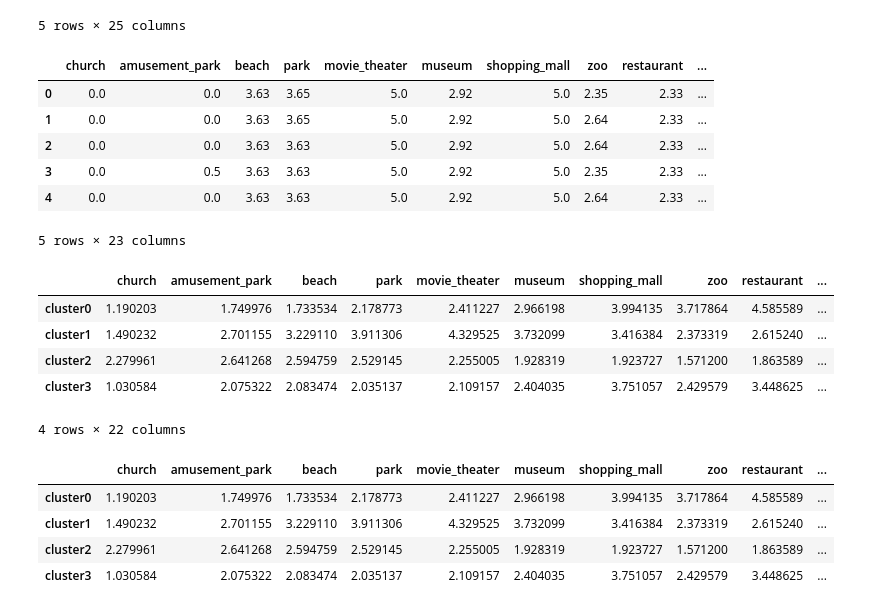
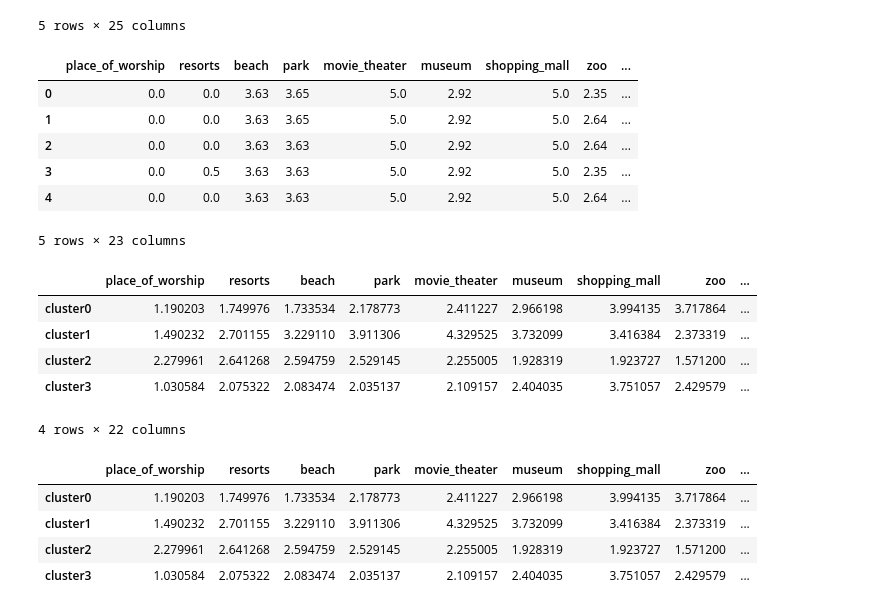
Before and after one commit to juanitacosmica/FinalProject_RoadTrippr, a Jupyter notebook: recommendation_engine/ClusterAvgValues.ipynb, the cells around one changed output. Saved outputs shown, nothing was run; the diff lists cells and outputs as text; code cells hidden in the pictures.

```diff
--- a/recommendation_engine/ClusterAvgValues.ipynb
+++ b/recommendation_engine/ClusterAvgValues.ipynb
@@ -24,42 +24,35 @@ cluster_ratings.head()
 # %%
 #Clean the data
 
 # Rename columns to appropriate place `type`
 
-cluster_ratings = cluster_ratings.rename({'churches': 'church',
-                                                 'resorts': 'amusement_park',
+cluster_ratings = cluster_ratings.rename({'churches': 'place_of_worship',
                                                  'beaches': 'beach',
                                                  'parks': 'park',
                                                  'theatres': 'movie_theater',
-                                                 'museums': 'museum',
-                                                 'malls': 'shopping_mall',
-                                                 'monuments': 'landmark',
                                                  'museums': 'museum',
                                                  'malls': 'shopping_mall',
                                                  'restaurants': 'restaurant',
                                                  'pubs-bars': 'bar',
                                                  'art-galleries': 'art_gallery',
                                                  'dance-clubs': 'night_club',
                                                  'gyms': 'gym',
                                                  'bakeries': 'bakery',
-                                                 'beauty-spas': 'spa',
-                                                 'cafes': 'cafe',
-                                                 'view-points': 'natural_feature',
-                                                 'monuments': 'landmark'
+                                                 'cafes': 'cafe'
                                                  }, axis=1)
 
 #Drop 5-cluster
 cluster_ratings = cluster_ratings.drop('user_id', axis=1)
 cluster_ratings = cluster_ratings.drop('Clusters5', axis=1)
 
 cluster_ratings.head(5)
 # %% [output]
-|  | church | amusement_park | beach | park | movie_theater | museum | shopping_mall | zoo | restaurant | ... |
-| 0 | 0.0 | 0.0 | 3.63 | 3.65 | 5.0 | 2.92 | 5.0 | 2.35 | 2.33 | ... |
-| 1 | 0.0 | 0.0 | 3.63 | 3.65 | 5.0 | 2.92 | 5.0 | 2.64 | 2.33 | ... |
-| 2 | 0.0 | 0.0 | 3.63 | 3.63 | 5.0 | 2.92 | 5.0 | 2.64 | 2.33 | ... |
-| 3 | 0.0 | 0.5 | 3.63 | 3.63 | 5.0 | 2.92 | 5.0 | 2.35 | 2.33 | ... |
-| 4 | 0.0 | 0.0 | 3.63 | 3.63 | 5.0 | 2.92 | 5.0 | 2.64 | 2.33 | ... |
+|  | place_of_worship | resorts | beach | park | movie_theater | museum | shopping_mall | zoo | ... |
+| 0 | 0.0 | 0.0 | 3.63 | 3.65 | 5.0 | 2.92 | 5.0 | 2.35 | ... |
+| 1 | 0.0 | 0.0 | 3.63 | 3.65 | 5.0 | 2.92 | 5.0 | 2.64 | ... |
+| 2 | 0.0 | 0.0 | 3.63 | 3.63 | 5.0 | 2.92 | 5.0 | 2.64 | ... |
+| 3 | 0.0 | 0.5 | 3.63 | 3.63 | 5.0 | 2.92 | 5.0 | 2.35 | ... |
+| 4 | 0.0 | 0.0 | 3.63 | 3.63 | 5.0 | 2.92 | 5.0 | 2.64 | ... |
 5 rows × 23 columns
 # %%
 # find the mean of ratings by cluster and combine
@@ -73,20 +66,20 @@ weight = weight.rename(index={0: "cluster0", 1: "cluster1", 2: "cluster2", 3:"cl
 weight = weight.drop(labels='Clusters4', axis=1)
 weight.head()
 # %% [output]
-|  | church | amusement_park | beach | park | movie_theater | museum | shopping_mall | zoo | restaurant | ... |
-| cluster0 | 1.190203 | 1.749976 | 1.733534 | 2.178773 | 2.411227 | 2.966198 | 3.994135 | 3.717864 | 4.585589 | ... |
-| cluster1 | 1.490232 | 2.701155 | 3.229110 | 3.911306 | 4.329525 | 3.732099 | 3.416384 | 2.373319 | 2.615240 | ... |
-| cluster2 | 2.279961 | 2.641268 | 2.594759 | 2.529145 | 2.255005 | 1.928319 | 1.923727 | 1.571200 | 1.863589 | ... |
-| cluster3 | 1.030584 | 2.075322 | 2.083474 | 2.035137 | 2.109157 | 2.404035 | 3.751057 | 2.429579 | 3.448625 | ... |
+|  | place_of_worship | resorts | beach | park | movie_theater | museum | shopping_mall | zoo | ... |
+| cluster0 | 1.190203 | 1.749976 | 1.733534 | 2.178773 | 2.411227 | 2.966198 | 3.994135 | 3.717864 | ... |
+| cluster1 | 1.490232 | 2.701155 | 3.229110 | 3.911306 | 4.329525 | 3.732099 | 3.416384 | 2.373319 | ... |
+| cluster2 | 2.279961 | 2.641268 | 2.594759 | 2.529145 | 2.255005 | 1.928319 | 1.923727 | 1.571200 | ... |
+| cluster3 | 1.030584 | 2.075322 | 2.083474 | 2.035137 | 2.109157 | 2.404035 | 3.751057 | 2.429579 | ... |
 4 rows × 22 columns
 # %%
 weight.style.background_gradient(cmap='YlGn', high=2)
 # %% [output]
-|  | church | amusement_park | beach | park | movie_theater | museum | shopping_mall | zoo | restaurant | ... |
-| cluster0 | 1.190203 | 1.749976 | 1.733534 | 2.178773 | 2.411227 | 2.966198 | 3.994135 | 3.717864 | 4.585589 | ... |
-| cluster1 | 1.490232 | 2.701155 | 3.229110 | 3.911306 | 4.329525 | 3.732099 | 3.416384 | 2.373319 | 2.615240 | ... |
-| cluster2 | 2.279961 | 2.641268 | 2.594759 | 2.529145 | 2.255005 | 1.928319 | 1.923727 | 1.571200 | 1.863589 | ... |
-| cluster3 | 1.030584 | 2.075322 | 2.083474 | 2.035137 | 2.109157 | 2.404035 | 3.751057 | 2.429579 | 3.448625 | ... |
+|  | place_of_worship | resorts | beach | park | movie_theater | museum | shopping_mall | zoo | ... |
+| cluster0 | 1.190203 | 1.749976 | 1.733534 | 2.178773 | 2.411227 | 2.966198 | 3.994135 | 3.717864 | ... |
+| cluster1 | 1.490232 | 2.701155 | 3.229110 | 3.911306 | 4.329525 | 3.732099 | 3.416384 | 2.373319 | ... |
+| cluster2 | 2.279961 | 2.641268 | 2.594759 | 2.529145 | 2.255005 | 1.928319 | 1.923727 | 1.571200 | ... |
+| cluster3 | 1.030584 | 2.075322 | 2.083474 | 2.035137 | 2.109157 | 2.404035 | 3.751057 | 2.429579 | ... |
 # %%
 # write the weights to .csv
 os.makedirs('Output', exist_ok=True)
```
Also changed, not shown: 1 other file.
